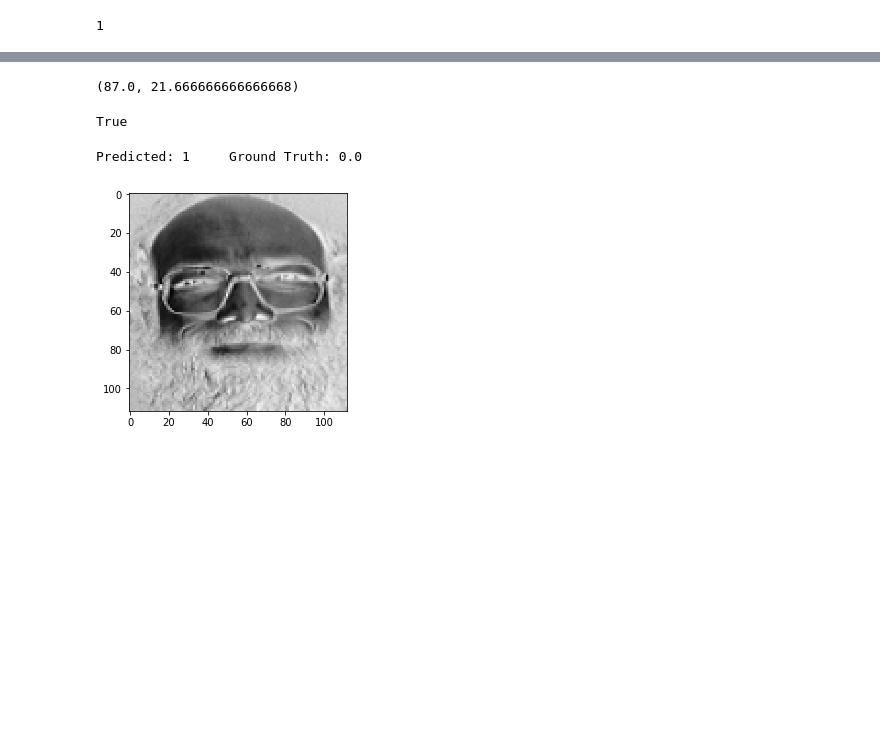
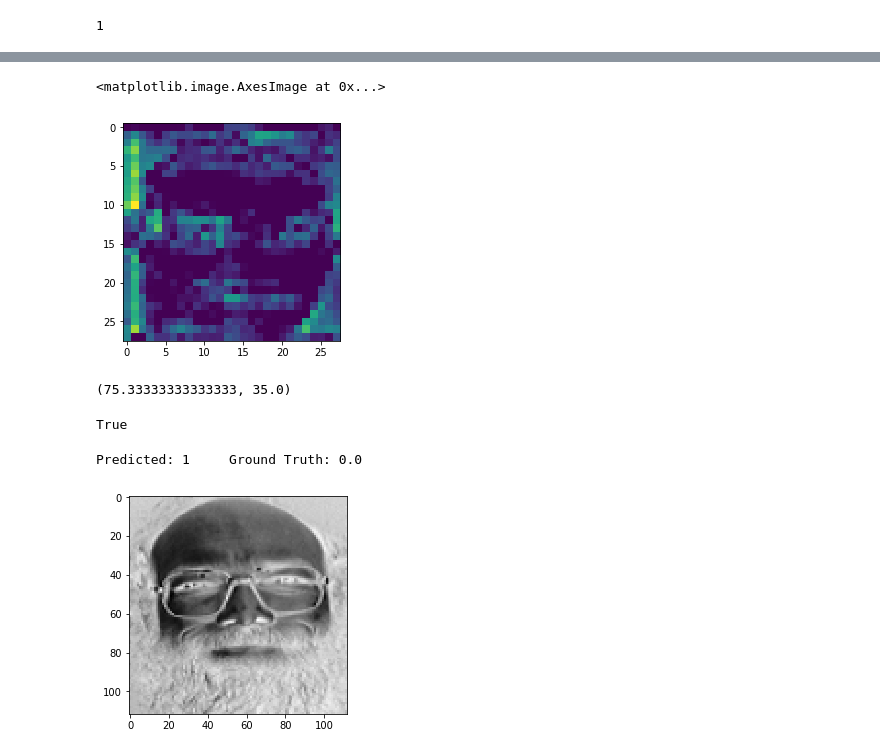
Before and after one commit to nunenuh/siamese.pytorch, a Jupyter notebook: devboard.ipynb, the cells around one changed output, grey strips where cells are left out. Saved outputs shown, nothing was run; the diff lists cells and outputs as text; code cells hidden in the pictures; blank space fills up the shorter version.

```diff
--- a/devboard.ipynb
+++ b/devboard.ipynb
@@ -351 +420,11 @@ tensor([5.6569e-06, 6.0495e-01, 5.0297e-01, 5.3051e-01, 5.6569e-06, 6.5294e-01,
+# %%
+layer1 = model.layer1(im1)
+layer2 = model.layer2(layer1)
+layer3 = model.layer3(layer2)
+layer4 = model.layer4(layer3)
+# %%
+plt.imshow(layer2[0][32].cpu().detach())
+# %% [output]
+<matplotlib.image.AxesImage at 0x...>
+[figure, added]
 # %%
@@ -365,7 +444,7 @@ for idx, (img1,img2,label) in enumerate(validloader):
     predicted_label = F.pairwise_distance(out1, out2)
 
     for i in range(img1.size(0)):
-        pr = threshold(predicted_label[i].item())
+        pr = step(predicted_label[i].item(), threshold=0.3)
         gt = int(label[i].item())
 
         if pr==False and gt==True: fn+=1
@@ -378,7 +457,7 @@ error = (fn + fp) / (fp+fn+ap+an) * 100
 accuracy = ap+an / (fp+fn+ap+an) * 100
 accuracy, error
 # %% [output]
-(87.0, 21.666666666666668)
+(75.33333333333333, 35.0)
 # %%
 1==True
 # %% [output]
```
Also changed, not shown: parts of 13 cells of this notebook.
